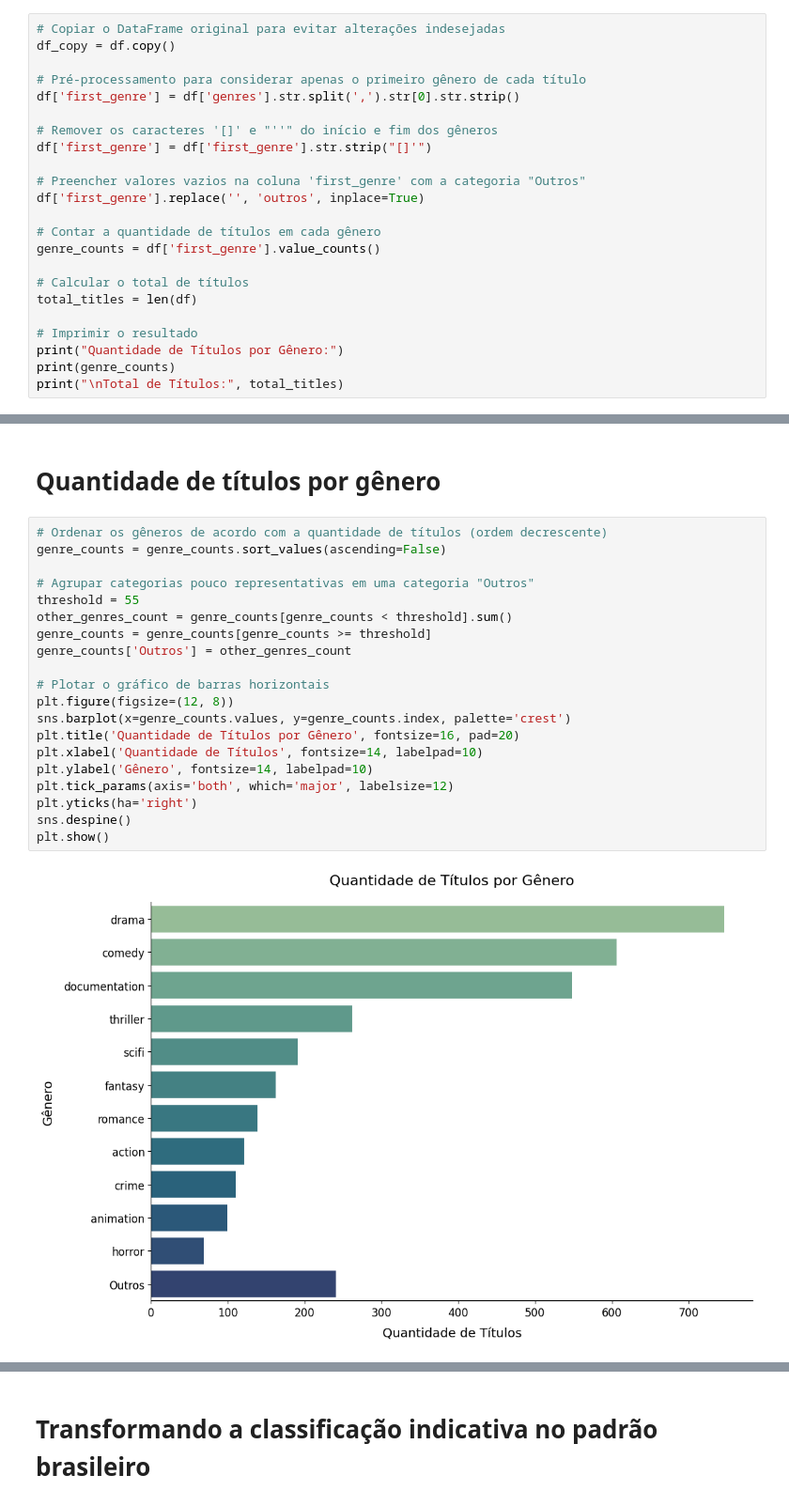
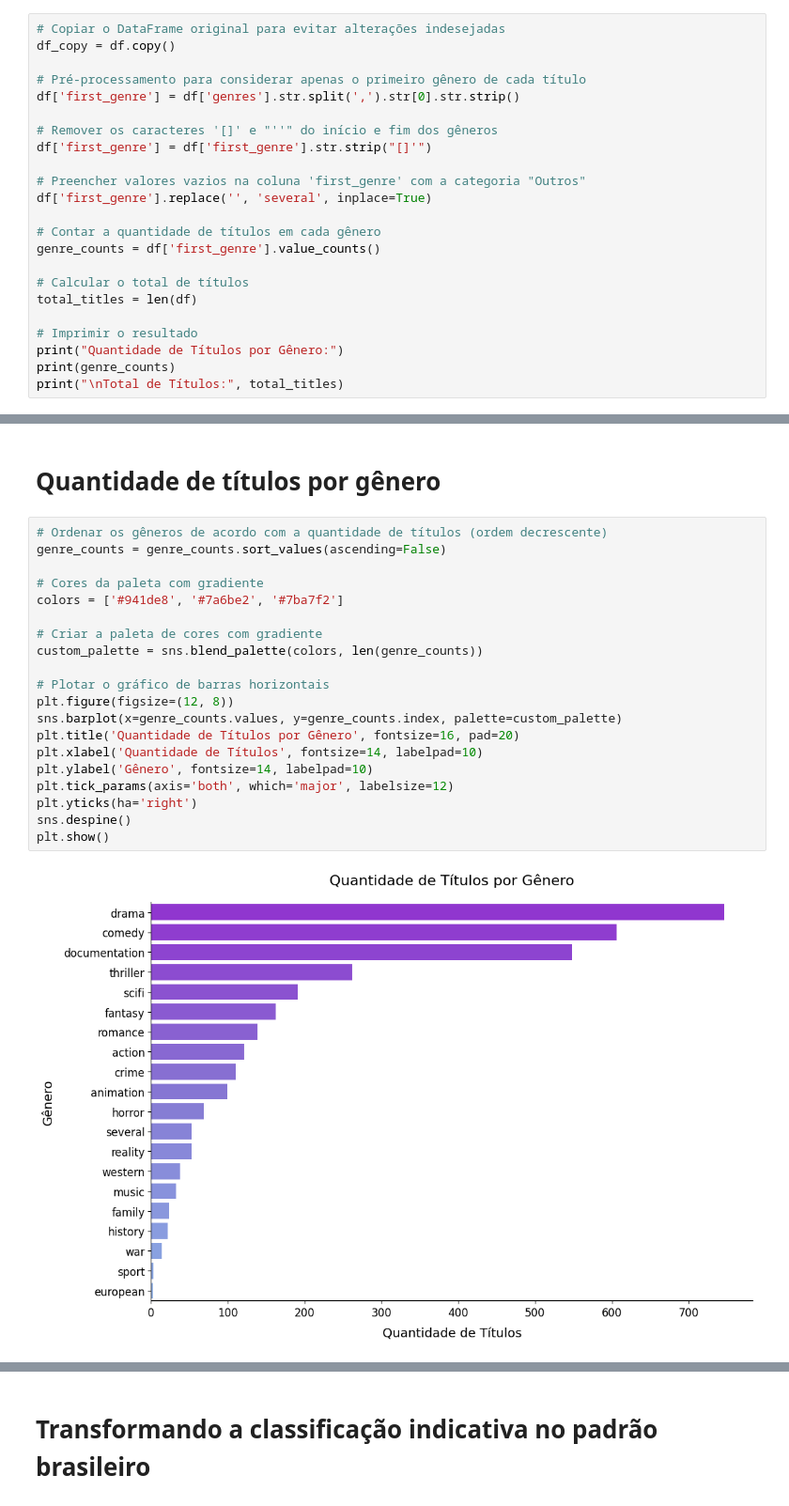
Before and after one commit to vfoliveiras/hbo-max-series-e-filmes, a Jupyter notebook: HBO_Max.ipynb, the cells around one changed output, grey strips where cells are left out. Shown at 94% size. Cells and saved outputs as stored; diff of their text form.

```diff
--- a/HBO_Max.ipynb
+++ b/HBO_Max.ipynb
@@ -256,7 +273,7 @@ df['first_genre'] = df['genres'].str.split(',').str[0].str.strip()
 df['first_genre'] = df['first_genre'].str.strip("[]'")
 
 # Preencher valores vazios na coluna 'first_genre' com a categoria "Outros"
-df['first_genre'].replace('', 'outros', inplace=True)
+df['first_genre'].replace('', 'several', inplace=True)
 
 # Contar a quantidade de títulos em cada gênero
 genre_counts = df['first_genre'].value_counts()
@@ -291,22 +340,22 @@ Total de Títulos: 3294
 # %%
 # Ordenar os gêneros de acordo com a quantidade de títulos (ordem decrescente)
 genre_counts = genre_counts.sort_values(ascending=False)
 
-# Agrupar categorias pouco representativas em uma categoria "Outros"
-threshold = 55
-other_genres_count = genre_counts[genre_counts < threshold].sum()
-genre_counts = genre_counts[genre_counts >= threshold]
-genre_counts['Outros'] = other_genres_count
+# Cores da paleta com gradiente
+colors = ['#941de8', '#7a6be2', '#7ba7f2']
+
+# Criar a paleta de cores com gradiente
+custom_palette = sns.blend_palette(colors, len(genre_counts))
 
 # Plotar o gráfico de barras horizontais
 plt.figure(figsize=(12, 8))
-sns.barplot(x=genre_counts.values, y=genre_counts.index, palette='crest')
+sns.barplot(x=genre_counts.values, y=genre_counts.index, palette=custom_palette)
 plt.title('Quantidade de Títulos por Gênero', fontsize=16, pad=20)
 plt.xlabel('Quantidade de Títulos', fontsize=14, labelpad=10)
 plt.ylabel('Gênero', fontsize=14, labelpad=10)
 plt.tick_params(axis='both', which='major', labelsize=12)
 plt.yticks(ha='right')
 sns.despine()
 plt.show()
 # %% [output]
-[figure, old version]
+[figure, new version]
```
Also changed, not shown: parts of 30 cells of this notebook.
